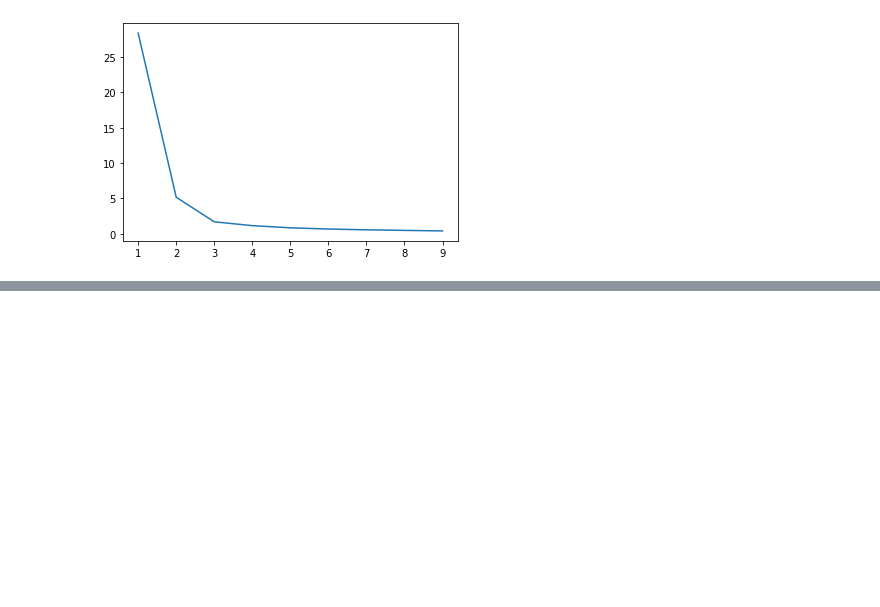
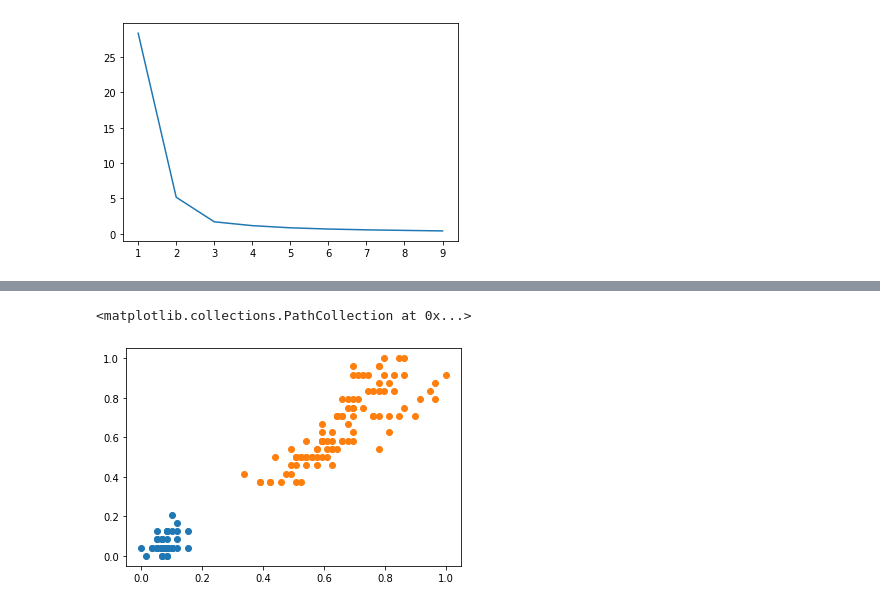
Before and after one commit to MK3247/Machine-Learning, a Jupyter notebook: K Means/iris.ipynb, the cells around one changed output, grey strips where cells are left out. Saved outputs shown, nothing was run; the diff lists cells and outputs as text; code cells hidden in the pictures; blank space fills up the shorter version.

```diff
--- a/K Means/iris.ipynb
+++ b/K Means/iris.ipynb
@@ -224,0 +315,11 @@ plt.plot(k_range, sse)
+# %%
+df0 = df[df['Cluster'] == 0]
+df1 = df[df['Cluster'] == 1]
+df2 = df[df['Cluster'] == 2]
+# %%
+plt.scatter(df0.Length, df0.Width)
+plt.scatter(df1.Length, df1.Width)
+plt.scatter(df2.Length, df2.Width)
+# %% [output]
+<matplotlib.collections.PathCollection at 0x...>
+[figure, added]
```
Also changed, not shown: parts of 7 cells of this notebook.
